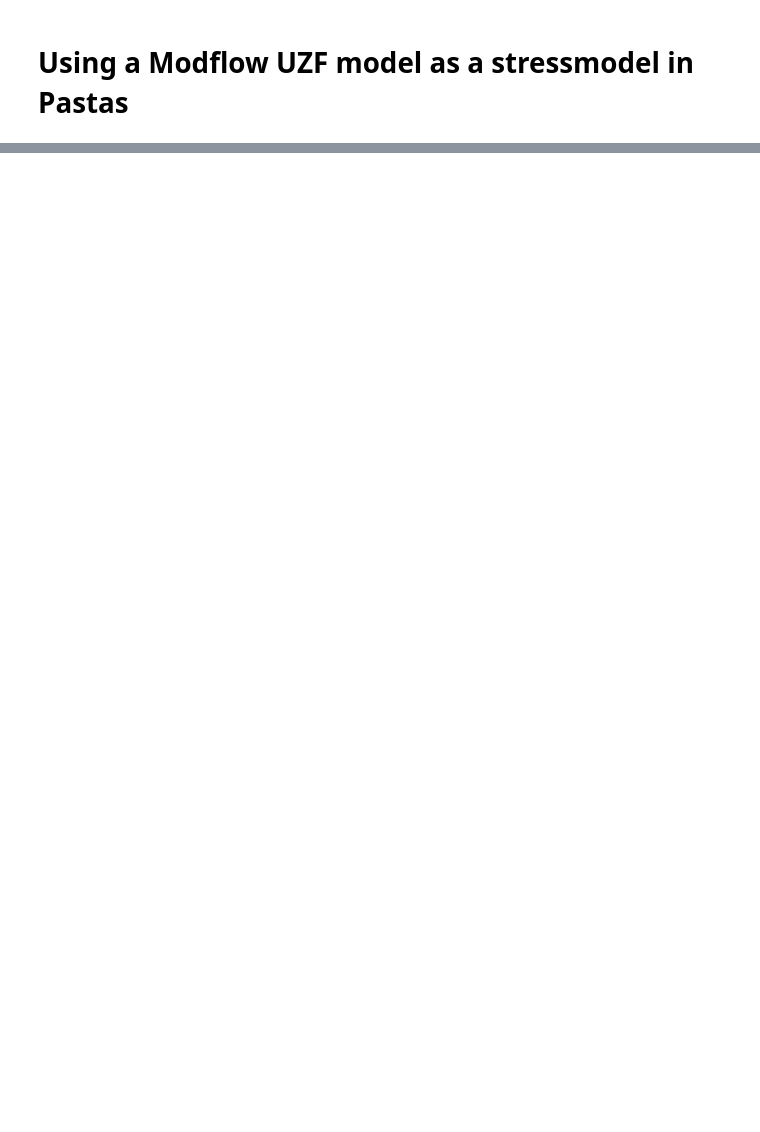
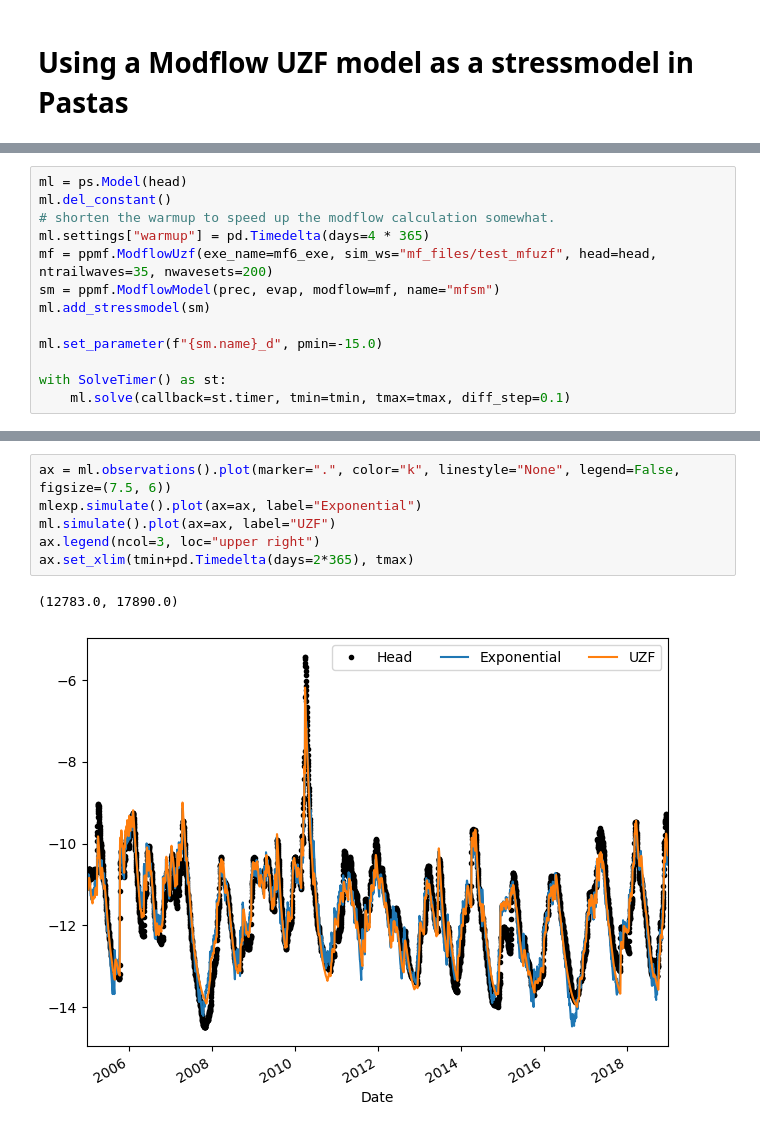
Before and after one commit to pastas/pastas-plugins, a Jupyter notebook: docs/examples/modflow_uzf.ipynb, the cells around one changed output, grey strips where cells are left out. Saved outputs shown, nothing was run; the diff lists cells and outputs as text; blank space fills up the shorter version.

```diff
--- a/docs/examples/modflow_uzf.ipynb
+++ b/docs/examples/modflow_uzf.ipynb
@@ -68,0 +127,13 @@ ModflowError: model run failed with parameters: (-14.23, 340.0, 0.27, 3.0, 1.0,
+# %%
+ml = ps.Model(head)
+ml.del_constant()
+# shorten the warmup to speed up the modflow calculation somewhat.
+ml.settings["warmup"] = pd.Timedelta(days=4 * 365)
+mf = ppmf.ModflowUzf(exe_name=mf6_exe, sim_ws="mf_files/test_mfuzf", head=head, ntrailwaves=35, nwavesets=200)
+sm = ppmf.ModflowModel(prec, evap, modflow=mf, name="mfsm")
+ml.add_stressmodel(sm)
+
+ml.set_parameter(f"{sm.name}_d", pmin=-15.0)
+
+with SolveTimer() as st:
+    ml.solve(callback=st.timer, tmin=tmin, tmax=tmax, diff_step=0.1)
@@ -68,0 +159,9 @@ ModflowError: model run failed with parameters: (-14.23, 340.0, 0.27, 3.0, 1.0,
+# %%
+ax = ml.observations().plot(marker=".", color="k", linestyle="None", legend=False, figsize=(7.5, 6))
+mlexp.simulate().plot(ax=ax, label="Exponential")
+ml.simulate().plot(ax=ax, label="UZF")
+ax.legend(ncol=3, loc="upper right")
+ax.set_xlim(tmin+pd.Timedelta(days=2*365), tmax)
+# %% [output]
+(12783.0, 17890.0)
+[figure, added]
```
Also changed, not shown: parts of 11 cells of this notebook.
